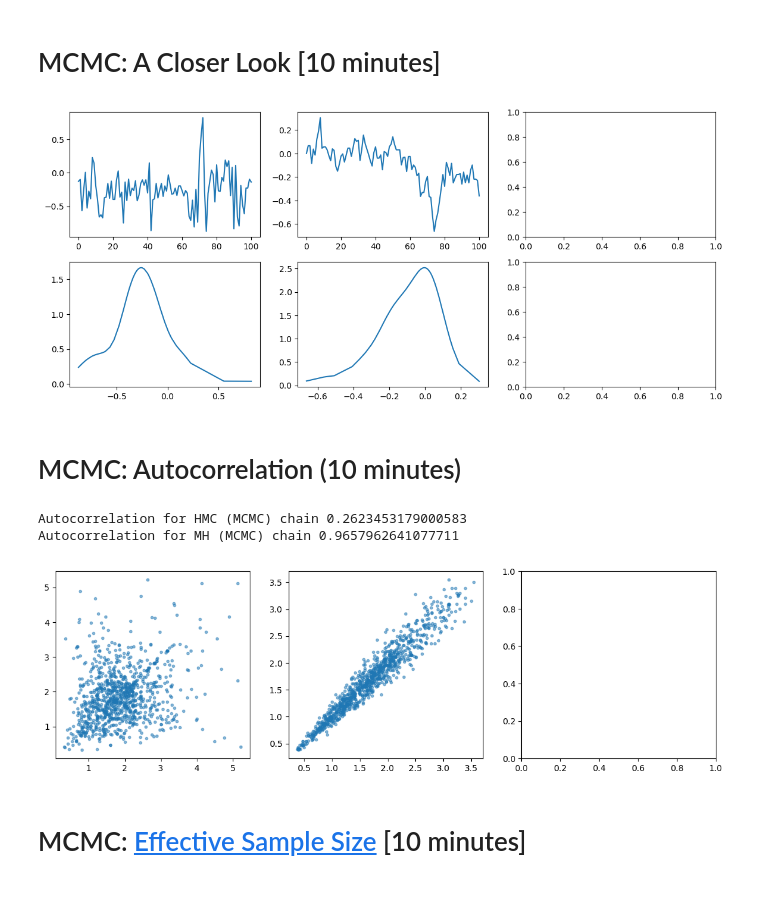
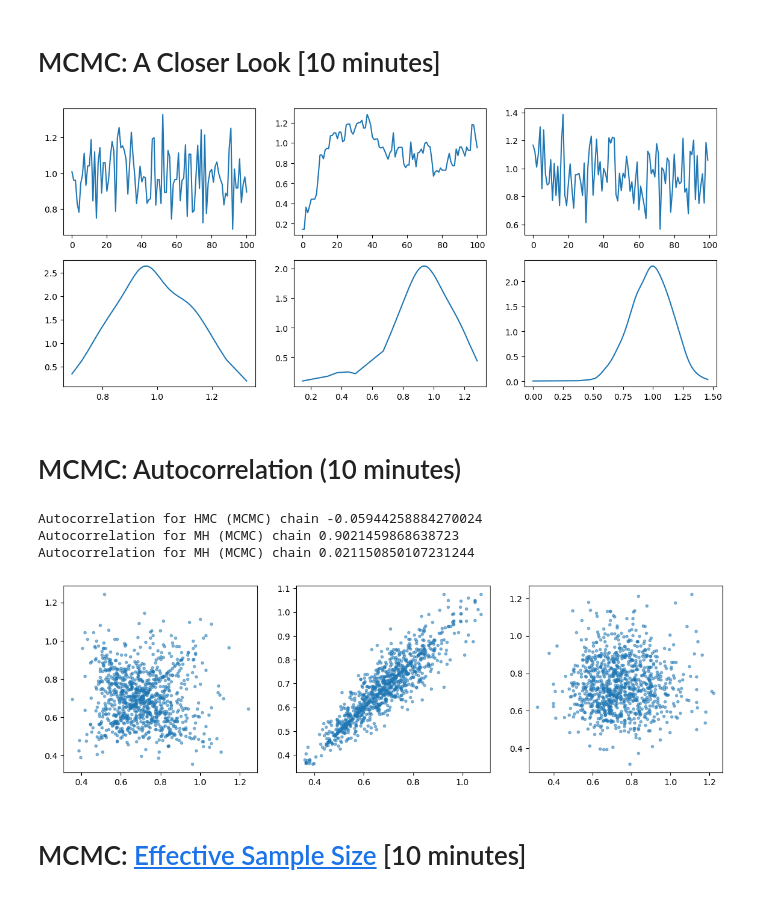
Before and after one commit to pointOfive/STA365_W24_Bayes, a Jupyter notebook: Bayes3_GibbsPyMCandAutocorrelation.ipynb, the cells around one changed output. Drawn from its saved outputs; the diff is of its cells as text; code cells hidden in the pictures.

Commit message:
Leo solution; some plots, and propegating through examples

```diff
--- a/Bayes3_GibbsPyMCandAutocorrelation.ipynb
+++ b/Bayes3_GibbsPyMCandAutocorrelation.ipynb
@@ -27,0 +70,20 @@ p(\phi|x, \alpha, \beta, \theta) &={} \text{Gamma}\left(\alpha+\frac{n}{2}, \bet
+# %%
+# Solution from Leo Watson
+iterations = 1020 # Gibbs Samples
+theta_gibbs_posterior_mcmc_draws,phi_gibbs_posterior_mcmc_draws = np.zeros(iterations+1),np.zeros(iterations+1)
+# initial_theta,initial_phi = 0,0 # Not really an initial phi as we'll do the phi first per update
+# Ideally we want our initial values near the "typical set" which along with similar density values
+# comprise the large majority of the probability of the distribution so the convergence is faster
+np.random.seed(123)
+for i in range(1, iterations + 1):
+    theta_old = theta_gibbs_posterior_mcmc_draws[i-1]
+
+    phi_new = stats.gamma(a = alpha+n/2, scale = (1/(beta+1/2*sum((x-theta_old)**2)))).rvs()
+    phi_gibbs_posterior_mcmc_draws[i] = phi_new
+
+    theta_new = stats.norm(loc= (tau*theta_0+phi_new*sum(x))/(tau+n*phi_new),
+                           scale= 1/np.sqrt(tau+n*phi_new)).rvs()
+    theta_gibbs_posterior_mcmc_draws[i] = theta_new
+
+burn = 20
+fig,ax = plt.subplots(1,4, figsize=(18,4)); ax[0].plot(theta_gibbs_posterior_mcmc_draws[:burn],label="$\\theta$ burn in"); ax[1].plot(theta_gibbs_posterior_mcmc_draws[burn:],label="$\\theta$ MCMC Posterior Draws"); ax[2].plot(phi_gibbs_posterior_mcmc_draws[:burn], label="$\\phi$ burn in"); ax[3].plot(phi_gibbs_posterior_mcmc_draws[burn:], label="$\\phi$ MCMC Posterior Draws"); ax[1].hlines(theta_true,0,iterations,'k',label='True $\\theta$'); ax[3].hlines(phi_true,0,iterations,'k',label='True $\\phi$'); ax[1].hlines(x.mean(),0,iterations,'r',linestyle='dashed',label='Sample Mean'); ax[1].legend(); ax[3].hlines(1/x.var(),0,iterations,'r',linestyle='dashed',label='Sample Precision'); ax[3].legend();
@@ -27,0 +94,17 @@ p(\phi|x, \alpha, \beta, \theta) &={} \text{Gamma}\left(\alpha+\frac{n}{2}, \bet
+# %%
+import numpy as np; from scipy import stats; import matplotlib.pyplot as plt
+theta_0,tau = 0,1; alpha,beta = 2,1/2 # Initialize Prior Hyperparameters: specify prior distributions
+theta_prior = stats.norm(loc=theta_0, scale=tau) # https://en.wikipedia.org/wiki/Gamma_distribution
+phi_prior = stats.gamma(a=alpha, scale=1/beta)   # Note: scale is 1/ beta (beta is rate parameter)
+# In real world we wouldn't know what distribution our data x is from:
+# We wouldn't know the theta_true / phi_true, or even if the likelihood was normally distributed...
+theta_true,phi_true = 1,1; true_data_model = stats.norm(loc=theta_true,scale=phi_true)
+n = 50; np.random.seed(seed=123); x = true_data_model.rvs(n);
+Rplus = np.linspace(0,15,100); Rpm = np.linspace(-3,3,100)
+fig,ax = plt.subplots(1,3,figsize=(18,5)); ax[0].plot(Rpm, theta_prior.pdf(Rpm), label='$\\theta$ prior'); ax[0].set_title('$\\theta$ prior to posterior update'); ax[0].vlines(theta_true,0,2,'k',label='True $\\theta$'); ax[1].plot(Rplus, phi_prior.pdf(Rplus), label='$\\phi$ prior'); ax[1].vlines(phi_true,0,2.5,'k',label='True $\\phi$'); ax[1].set_title('$\\phi$ prior to posterior update'); ax[2].hist(x, density=True); ax[2].plot(Rpm, true_data_model.pdf(Rpm)); ax[2].set_title('Observed Data and True Data Distribution');
+
+from scipy.stats import gaussian_kde
+theta_gibbs_posterior_mcmc_draws_sorted = sorted(theta_gibbs_posterior_mcmc_draws);
+ax[0].plot(theta_gibbs_posterior_mcmc_draws_sorted,gaussian_kde(theta_gibbs_posterior_mcmc_draws_sorted)(theta_gibbs_posterior_mcmc_draws_sorted), label='$\\theta$ posterior'); ax[0].vlines(x.mean(),0,2,'r',linestyle='dashed',label='Sample Mean');
+phi_gibbs_posterior_mcmc_draws_sorted = sorted(phi_gibbs_posterior_mcmc_draws);
+ax[1].plot(phi_gibbs_posterior_mcmc_draws_sorted,gaussian_kde(phi_gibbs_posterior_mcmc_draws_sorted)(phi_gibbs_posterior_mcmc_draws_sorted), label='$\\theta$ posterior'); ax[1].vlines(1/x.var(),0,2.5,'r',linestyle='dashed',label='Sample Precision'); ax[0].legend(); ax[1].legend(); ax[0].set_xlim([-.5,1.5]); ax[1].set_xlim([0,1.5]);
@@ -98,10 +183,12 @@ samples (sequentially ***Markov*** dependent) ***Markov chains*** from ***full (
 - ***Hamiltonian Monte Carlo*** (***HMC***) and ***Metropolis-Hastings*** (***M-H***)<br>were mentioned when introducing ***Giggs sampling***...
 - Without yet know what these are, we can use them with `PyMC`
 # %%
-import pymc as pm; from scipy import stats; x = stats.norm().rvs(10)
+theta_0,tau = 0,1; alpha,beta = 2,1/2 # Initialize Prior Hyperparameters: specify prior distributions
+
+import pymc as pm#; from scipy import stats; x = stats.norm().rvs(10)
 normal_gamma_toy_model = pm.Model()
 with normal_gamma_toy_model:
-    theta = pm.Normal("theta", mu=0, sigma=10)
+    theta = pm.Normal("theta", mu=0, sigma=1)
     phi = pm.Gamma("phi", alpha=1, beta=1)
     x_obs = pm.Normal("likelihood", mu=theta, sigma=1/phi**0.5, observed=x)
 # %% [markdown]
@@ -162,22 +249,30 @@ mcmc_chain = idata_HMC.posterior["theta"].sel(chain=0, draw=slice(0, n_mcmc_samp
 ax[0,0].plot(mcmc_chain); ax[1,0].plot(mcmc_chain_sorted,gaussian_kde(mcmc_chain_sorted)(mcmc_chain_sorted));
 mcmc_chain = idata_MH.posterior["theta"].sel(chain=0, draw=slice(0, n_mcmc_samples)).values; mcmc_chain_sorted = sorted(mcmc_chain)
 ax[0,1].plot(mcmc_chain); ax[1,1].plot(mcmc_chain_sorted,gaussian_kde(mcmc_chain_sorted)(mcmc_chain_sorted));
+
+
+ax[0,2].plot(theta_gibbs_posterior_mcmc_draws[burn:(burn+n_mcmc_samples)])
+theta_gibbs_posterior_mcmc_draws_sorted = sorted(theta_gibbs_posterior_mcmc_draws);
+ax[1,2].plot(theta_gibbs_posterior_mcmc_draws_sorted,gaussian_kde(theta_gibbs_posterior_mcmc_draws_sorted)(theta_gibbs_posterior_mcmc_draws_sorted));
 # %% [output]
-[figure, old version]
+[figure, new version]
 # %% [markdown]
 # MCMC: Autocorrelation (10 minutes)
 # %%
 # include Gibbs sampling results as well which Leo creates
 import numpy as np; import matplotlib.pyplot as plt; fig,ax = plt.subplots(1,3, figsize=(14,4))
 max_mcmc_samples = 1000
 mcmc_chain = idata_HMC.posterior["phi"].sel(chain=0, draw=slice(0, max_mcmc_samples-2)).values; mcmc_chain_one_step_ahead = idata_HMC.posterior["phi"].sel(chain=0, draw=slice(1, max_mcmc_samples-1)).values; ax[0].plot(mcmc_chain, mcmc_chain_one_step_ahead, '.', alpha=0.5)
 print("Autocorrelation for HMC (MCMC) chain", np.corrcoef(mcmc_chain,mcmc_chain_one_step_ahead)[0,1])
 mcmc_chain = idata_MH.posterior["phi"].sel(chain=0, draw=slice(0, max_mcmc_samples-2)).values; mcmc_chain_one_step_ahead = idata_MH.posterior["phi"].sel(chain=0, draw=slice(1, max_mcmc_samples-1)).values; ax[1].plot(mcmc_chain, mcmc_chain_one_step_ahead, '.', alpha=0.5);
 print("Autocorrelation for MH (MCMC) chain", np.corrcoef(mcmc_chain,mcmc_chain_one_step_ahead)[0,1])
+ax[2].plot(phi_gibbs_posterior_mcmc_draws[burn:-1],phi_gibbs_posterior_mcmc_draws[(burn+1):], '.', alpha=0.5);
+print("Autocorrelation for MH (MCMC) chain", np.corrcoef(phi_gibbs_posterior_mcmc_draws[burn:-1],phi_gibbs_posterior_mcmc_draws[(burn+1):])[0,1])
 # %% [output]
-Autocorrelation for HMC (MCMC) chain 0.2623453179000583
-Autocorrelation for MH (MCMC) chain 0.9657962641077711
+Autocorrelation for HMC (MCMC) chain -0.05944258884270024
+Autocorrelation for MH (MCMC) chain 0.9021459868638723
+Autocorrelation for MH (MCMC) chain 0.021150850107231244
-[figure, old version]
+[figure, new version]
 # %% [markdown]
 # MCMC: [Effective Sample Size](https://mc-stan.org/posterior/reference/ess_tail.html) [10 minutes]
 # %% [markdown]
```
Also changed, not shown: parts of 10 cells of this notebook.
